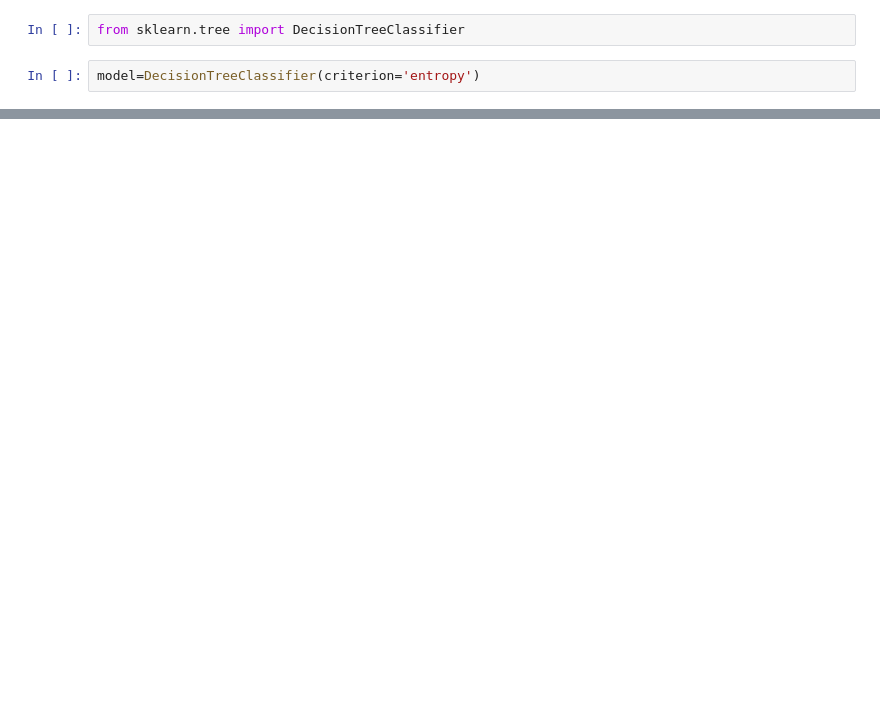
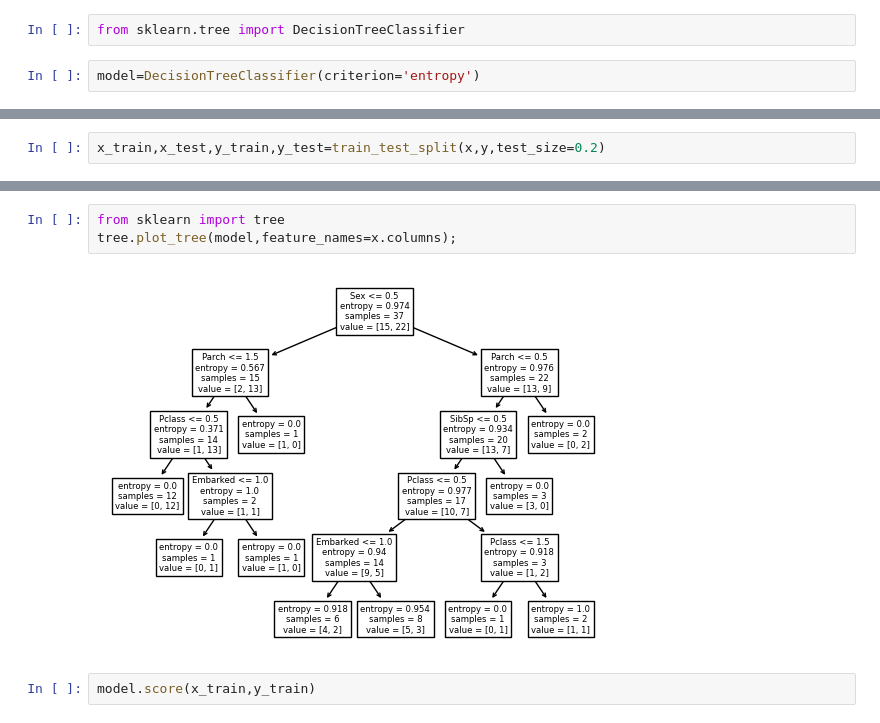
Before and after one commit to Ananya507/Ml, a Jupyter notebook: decision tree.ipynb, the cells around one changed output, grey strips where cells are left out. Saved outputs shown, nothing was run; the diff lists cells and outputs as text; blank space fills up the shorter version.

```diff
--- a/decision tree.ipynb
+++ b/decision tree.ipynb
@@ -144,0 +148,2 @@ tree.plot_tree(model,feature_names=x.columns);
+# %%
+x_train,x_test,y_train,y_test=train_test_split(x,y,test_size=0.2)
@@ -144,0 +155,7 @@ tree.plot_tree(model,feature_names=x.columns);
+# %%
+from sklearn import tree
+tree.plot_tree(model,feature_names=x.columns);
+# %% [output]
+[figure, added]
+# %%
+model.score(x_train,y_train)
```
Also changed, not shown: parts of 11 cells of this notebook.
